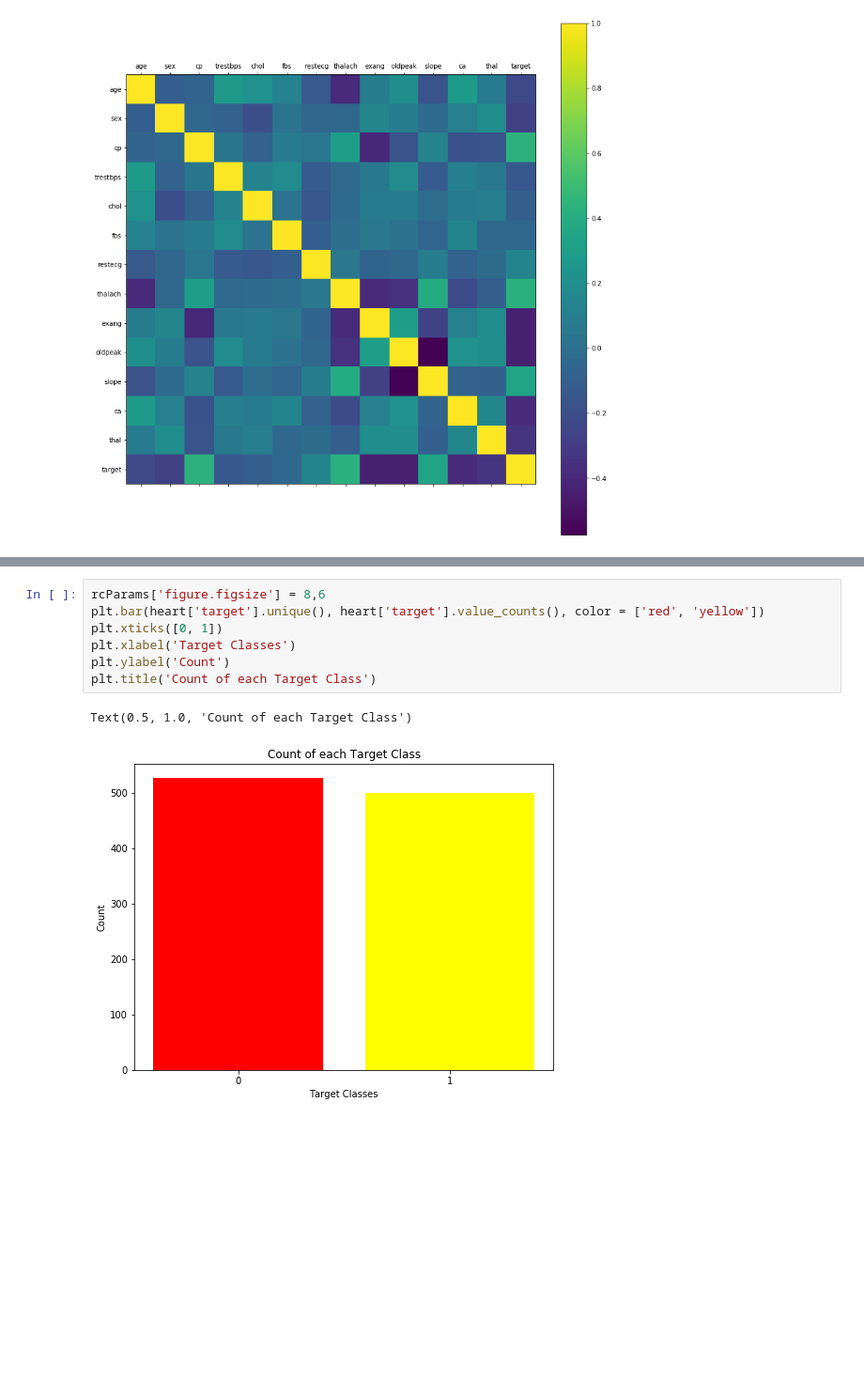
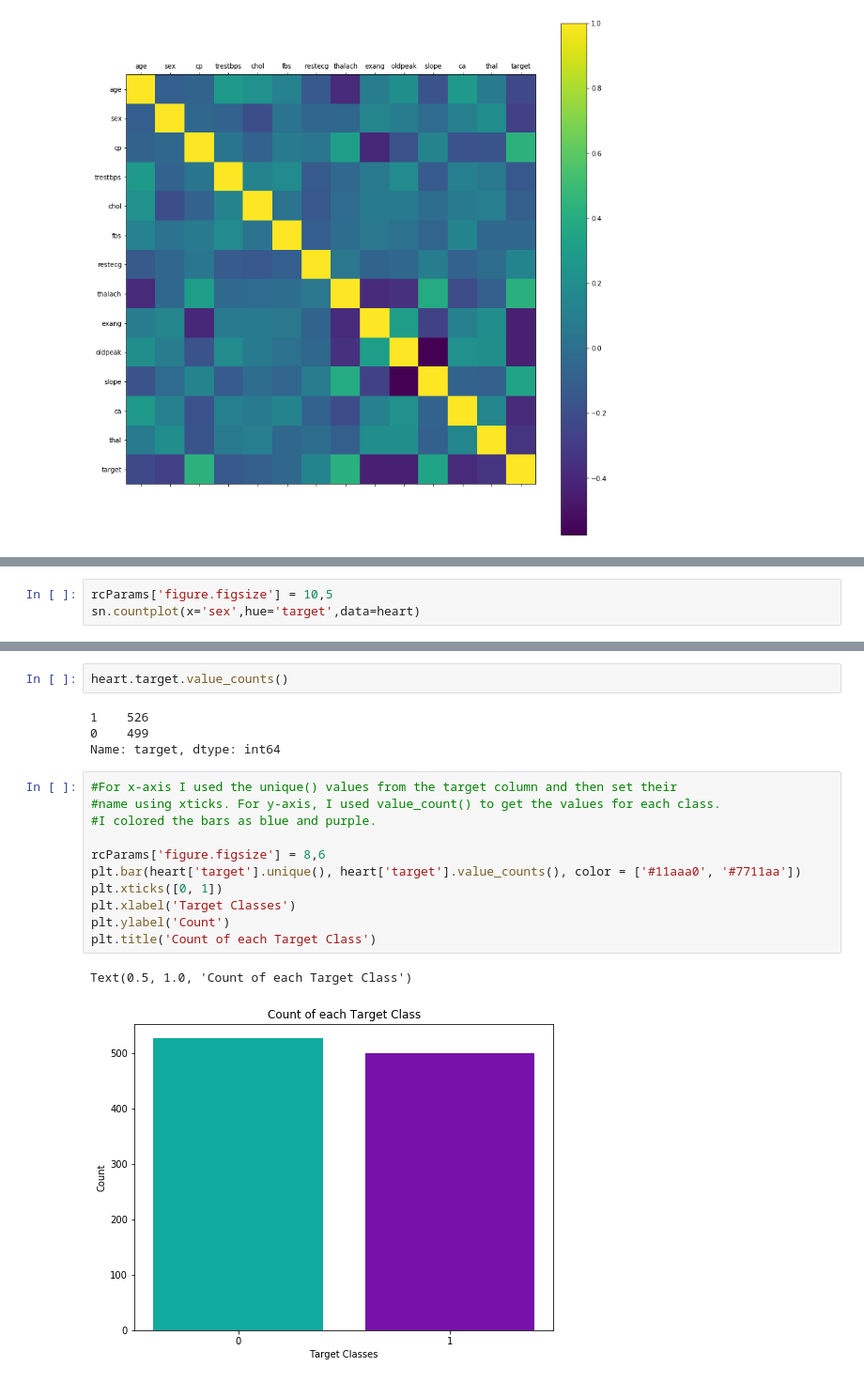
Before and after one commit to haishan-shi/A1, a Jupyter notebook: A2_Practical_Machine_Learning_Project.ipynb, the cells around one changed output, grey strips where cells are left out. Shown at 94% size. Cells and saved outputs as stored; diff of their text form; blank space fills up the shorter version.

```diff
--- a/A2_Practical_Machine_Learning_Project.ipynb
+++ b/A2_Practical_Machine_Learning_Project.ipynb
@@ -94,0 +109,3 @@ draw_histograms(heart,heart.columns,6,3)
+# %%
+rcParams['figure.figsize'] = 10,5
+sn.countplot(x='sex',hue='target',data=heart)
@@ -101,10 +163,20 @@ Name: target, dtype: int64
+# %%
+heart.target.value_counts()
+# %% [output]
+1    526
+0    499
+Name: target, dtype: int64
 # %%
+#For x-axis I used the unique() values from the target column and then set their
+#name using xticks. For y-axis, I used value_count() to get the values for each class.
+#I colored the bars as blue and purple.
+
 rcParams['figure.figsize'] = 8,6
-plt.bar(heart['target'].unique(), heart['target'].value_counts(), color = ['red', 'yellow'])
+plt.bar(heart['target'].unique(), heart['target'].value_counts(), color = ['#11aaa0', '#7711aa'])
 plt.xticks([0, 1])
 plt.xlabel('Target Classes')
 plt.ylabel('Count')
 plt.title('Count of each Target Class')
 # %% [output]
 Text(0.5, 1.0, 'Count of each Target Class')
-[figure, old version]
+[figure, new version]
```
Also changed, not shown: parts of 33 cells of this notebook.
